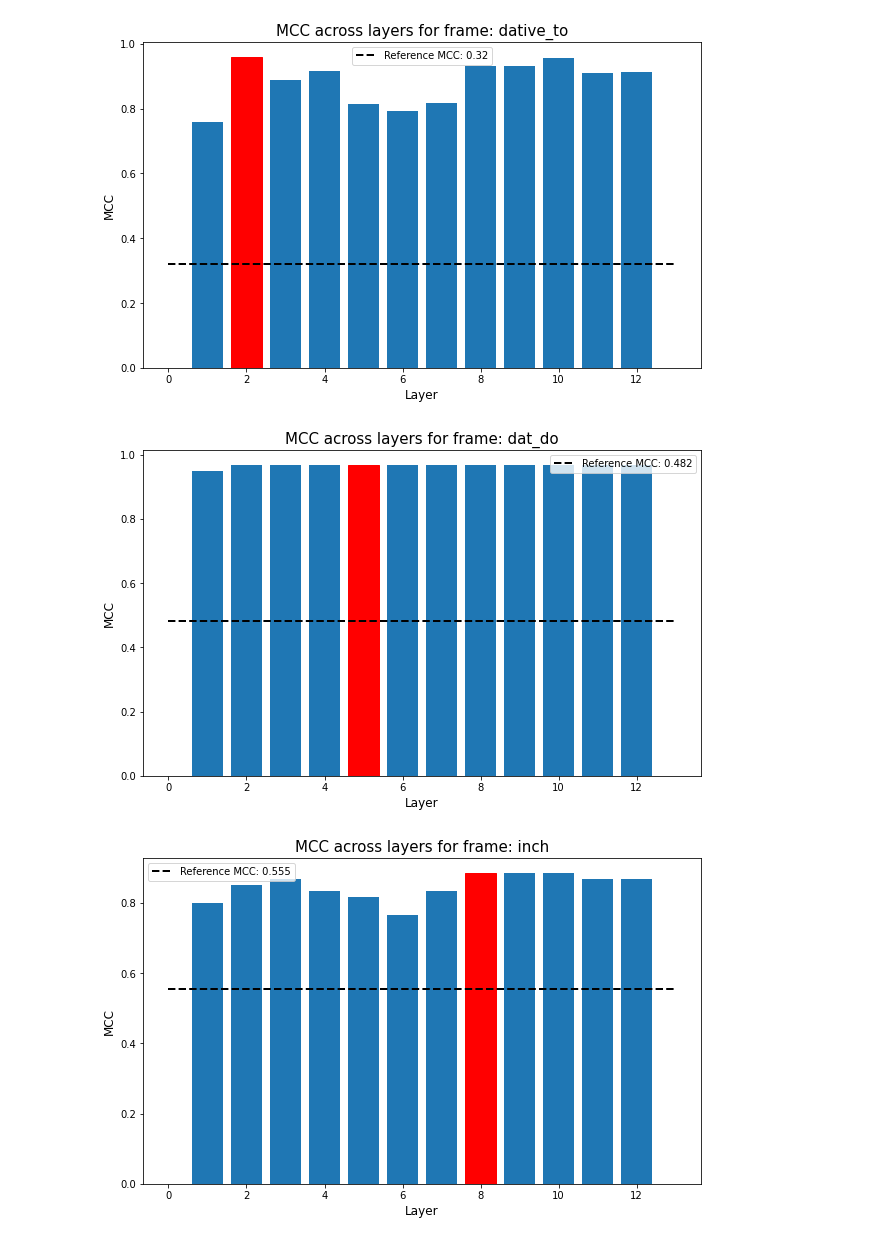
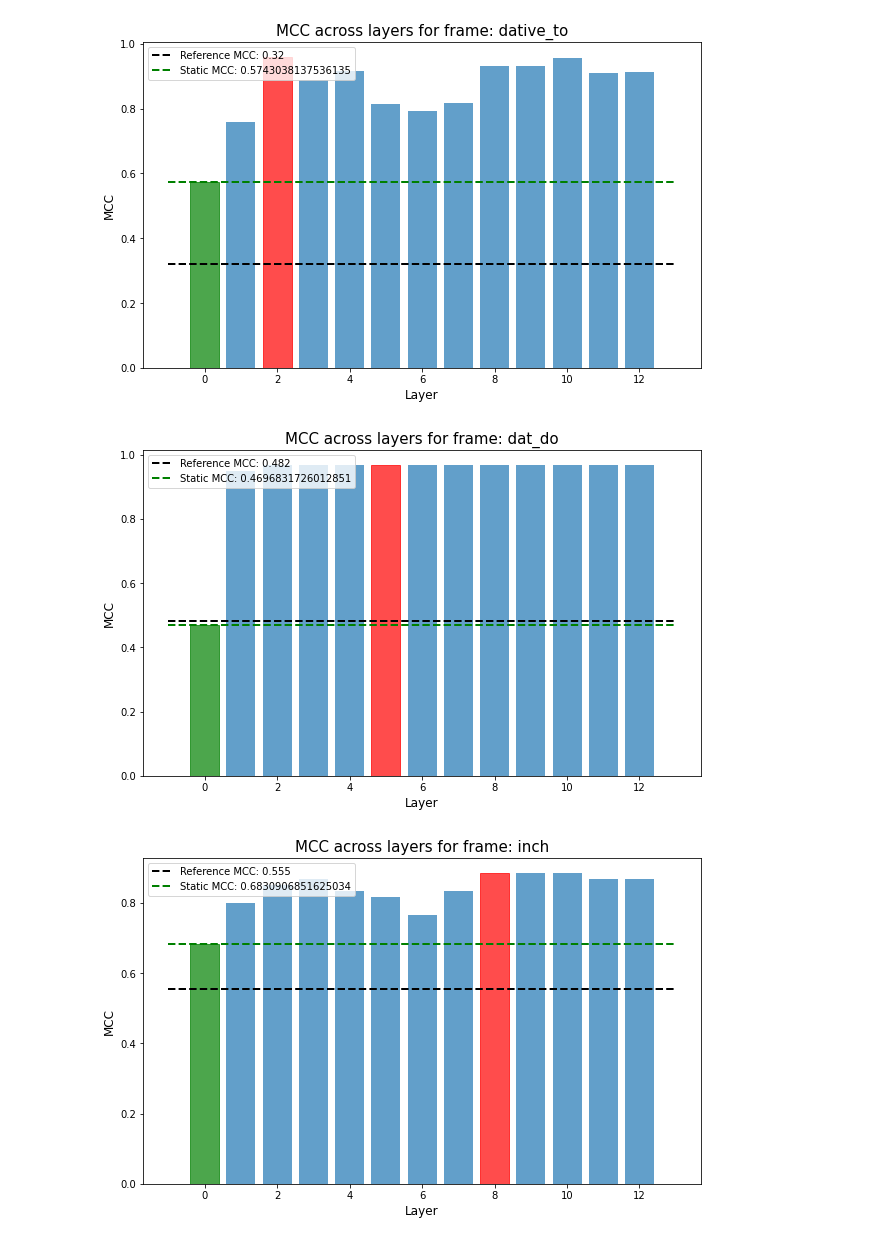
Before and after one commit to kvah/analyzing_verb_alternations_plms, a Jupyter notebook: results/metrics.ipynb, the cells around one changed output. Saved outputs shown, nothing was run; the diff lists cells and outputs as text; code cells hidden in the pictures.

```diff
--- a/results/metrics.ipynb
+++ b/results/metrics.ipynb
@@ -16,26 +17,30 @@ import matplotlib.pyplot as plt
 # %%
 experiment_results = PATH_TO_RESULTS_DIRECTORY / "linear-probe-for-word-embeddings"
+
+layer_paths = experiment_results.glob("*/")
+layer_paths = [path for path in layer_paths if path.is_dir()]
 # %%
-layer_paths = experiment_results.glob("*/")
-
 layer_dfs = []
-for layer, layer_path in enumerate(layer_paths):
+for i, layer_path in enumerate(layer_paths):
     df_list = []
     for alternation_csv in layer_path.glob("*.csv"):
         df = pd.read_csv(alternation_csv)
         df_list.append(df)
     layer_df = pd.concat(df_list, axis=0)
-    layer_df['layer'] = layer + 1
+    # Static embeddings correspond to layer 0
+    if layer_path.stem == 'static':
+        layer_df['layer'] = 0
+    else:
+        layer_df['layer'] = i + 1
     layer_dfs.append(layer_df)
 all_df = pd.concat(layer_dfs, axis=0)
 
-ref_frames = ['inch', 'non_inch', 'dative_to', 'dat_do', 'sl_noloc', 'sl_nowith', 'non_there', 'there', 'refl_only', 'refl_op']
-all_df = all_df[all_df['alternation_class'].isin(ref_frames)]
+# Frames in the order they appear in the paper
+frames = ['inch', 'non_inch', 'dative_to', 'dat_do', 'sl_noloc', 'sl_nowith', 'non_there', 'there', 'refl_only', 'refl_op']
+all_df = all_df[all_df['alternation_class'].isin(frames)]
 # %%
-frames = all_df['alternation_class'].unique()
-ref_mcc = [0.32, 0.482, 0.555, 0, 0.219, 0, 0.645, 0.253, 0, 0.459]
-
 # Reference MRRs from the CoLA MLP Model
+ref_mcc = [0.555, 0, 0.32, 0.482, 0.645, 0.253, 0.459, 0, 0, 0.219]
 ref = {frame:mcc for frame, mcc in zip(frames, ref_mcc)}
 ref
 # %% [output]
@@ -52,22 +57,39 @@ ref
 # %%
 best_layers = []
 best_mccs = []
+static_mccs = []
+best_accs = []
+baseline_accs = []
 for alternation in all_df['alternation_class'].unique():
     alternation_df = all_df[all_df['alternation_class'] == alternation].reset_index()
-    plt.figure(figsize=(10, 6))
-    fig = plt.bar(alternation_df.layer, alternation_df.mcc)
+
+    # Store variables to create summary df
     best_layer = alternation_df.mcc.argmax()
     best_layers.append(best_layer)
     best_mcc = alternation_df['mcc'][best_layer]
     best_mccs.append(best_mcc)
-    plt.hlines(y=ref[alternation], xmin=0, xmax=13, linestyles='--', lw=2, color='black', label=f'Reference MCC: {ref[alternation]}')
+    best_accs.append(alternation_df['accuracy'][best_layer])
+    baseline_accs.append(alternation_df['baseline_accuracy'][best_layer])
+    static_mcc = alternation_df[alternation_df['layer'] == 0]['mcc'].item()
+    static_mccs.append(static_mcc)
+
+    # Create barplot
+    plt.figure(figsize=(10, 6))
+    fig = plt.bar(alternation_df.layer, alternation_df.mcc, alpha=0.7)
     fig[best_layer].set_color('r')
+    fig[-1].set_color('g')
+
+    # Reference MCC Baseline
+    plt.hlines(y=ref[alternation], xmin=-1, xmax=13, linestyles='--', lw=2, color='black', label=f'Reference MCC: {ref[alternation]}')
+    # Static MCC Baseline
+    plt.hlines(y=static_mcc, xmin=-1, xmax=13, linestyles='--', lw=2, color='green', label=f'Static MCC: {static_mcc}')
+
     plt.title(f'MCC across layers for frame: {alternation}', fontsize=15)
     plt.xlabel('Layer', fontsize=12)
     plt.ylabel('MCC', fontsize=12)
     plt.legend()
     plt.show()
 # %% [output]
-[figure, old version]
+[figure, new version]
-[figure, old version]
+[figure, new version]
-[figure, old version]
+[figure, new version]
```
Also changed, not shown: parts of 5 cells of this notebook.
